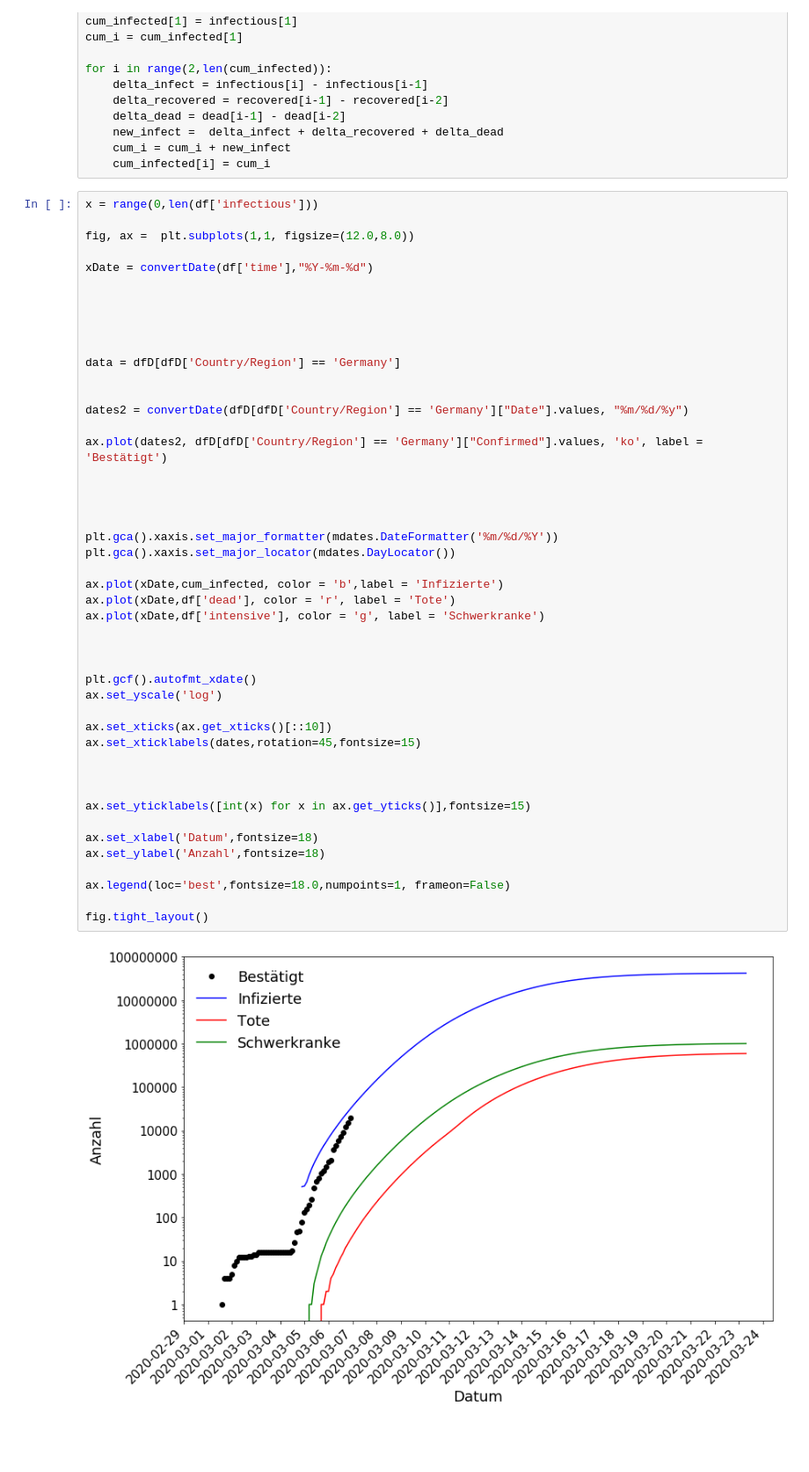
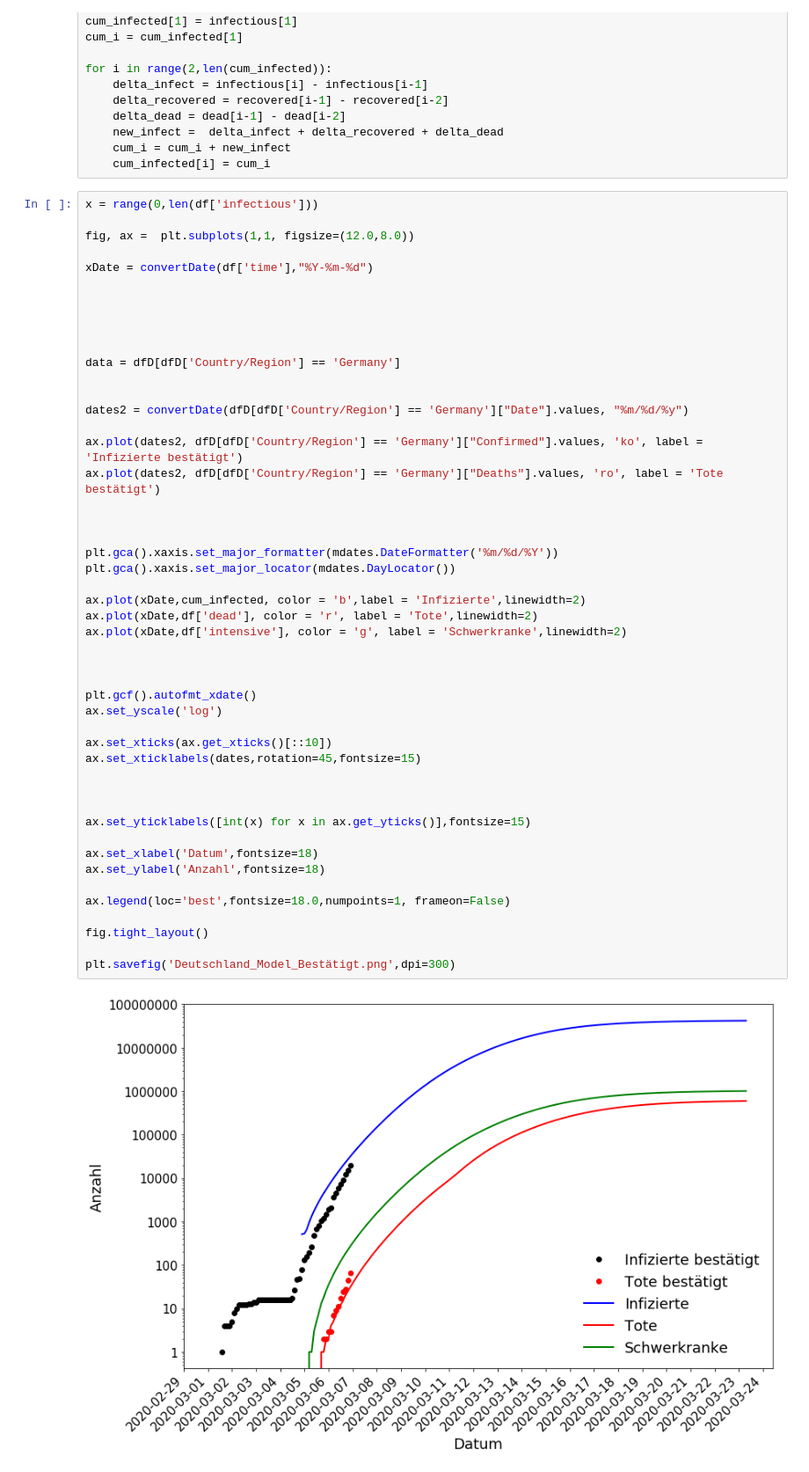
Before and after one commit to JohnHenningsen/CoronaDataDeviance, a Jupyter notebook: plot_neherlab.ipynb, the cells around one changed output. Shown at 88% size. Cells and saved outputs as stored; diff of their text form; blank space fills up the shorter version.

Commit message:
added Deaths confirmed

```diff
--- a/plot_neherlab.ipynb
+++ b/plot_neherlab.ipynb
@@ -60,36 +60,38 @@ data = dfD[dfD['Country/Region'] == 'Germany']
 
 
 dates2 = convertDate(dfD[dfD['Country/Region'] == 'Germany']["Date"].values, "%m/%d/%y")
 
-ax.plot(dates2, dfD[dfD['Country/Region'] == 'Germany']["Confirmed"].values, 'ko', label = 'Bestätigt')
-
+ax.plot(dates2, dfD[dfD['Country/Region'] == 'Germany']["Confirmed"].values, 'ko', label = 'Infizierte bestätigt')
+ax.plot(dates2, dfD[dfD['Country/Region'] == 'Germany']["Deaths"].values, 'ro', label = 'Tote bestätigt')
 
 
 
 plt.gca().xaxis.set_major_formatter(mdates.DateFormatter('%m/%d/%Y'))
 plt.gca().xaxis.set_major_locator(mdates.DayLocator())
 
-ax.plot(xDate,cum_infected, color = 'b',label = 'Infizierte')
-ax.plot(xDate,df['dead'], color = 'r', label = 'Tote')
-ax.plot(xDate,df['intensive'], color = 'g', label = 'Schwerkranke')
+ax.plot(xDate,cum_infected, color = 'b',label = 'Infizierte',linewidth=2)
+ax.plot(xDate,df['dead'], color = 'r', label = 'Tote',linewidth=2)
+ax.plot(xDate,df['intensive'], color = 'g', label = 'Schwerkranke',linewidth=2)
 
 
 
 plt.gcf().autofmt_xdate()
 ax.set_yscale('log')
 
 ax.set_xticks(ax.get_xticks()[::10])
 ax.set_xticklabels(dates,rotation=45,fontsize=15)
 
 
 
 ax.set_yticklabels([int(x) for x in ax.get_yticks()],fontsize=15)
 
 ax.set_xlabel('Datum',fontsize=18)
 ax.set_ylabel('Anzahl',fontsize=18)
 
 ax.legend(loc='best',fontsize=18.0,numpoints=1, frameon=False)
 
 fig.tight_layout()
+
+plt.savefig('Deutschland_Model_Bestätigt.png',dpi=300)
 # %% [output]
-[figure, old version]
+[figure, new version]
```
